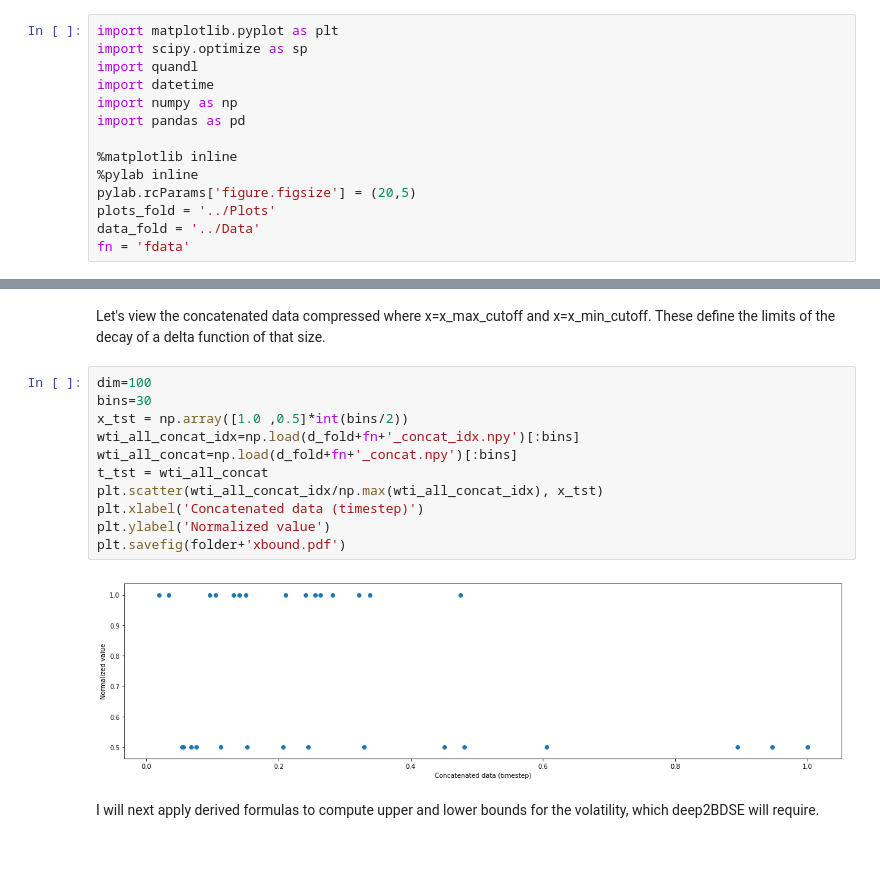
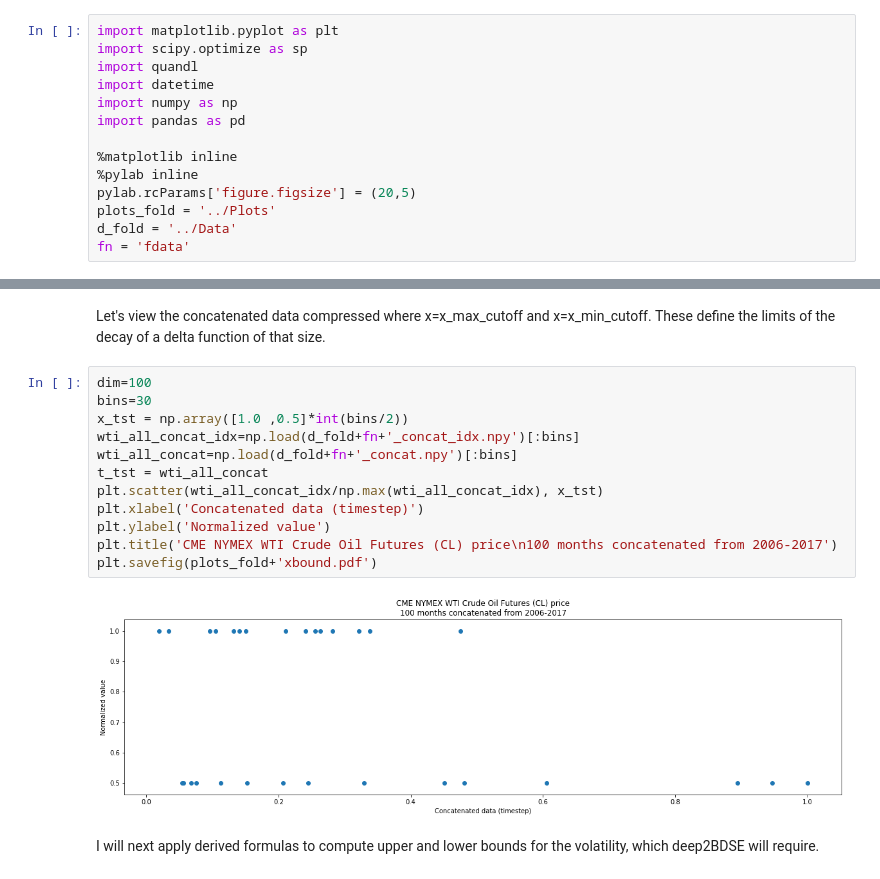
Before and after one commit to stangang/BSB_deep_learn, a Jupyter notebook: project.ipynb, the cells around one changed output, grey strips where cells are left out. Cells and saved outputs as stored; diff of their text form.

```diff
--- a/project.ipynb
+++ b/project.ipynb
@@ -39,7 +39,7 @@ import pandas as pd
 %pylab inline
 pylab.rcParams['figure.figsize'] = (20,5)
 plots_fold = '../Plots'
-data_fold = '../Data'
+d_fold = '../Data'
 fn = 'fdata'
 # %% [output]
 Populating the interactive namespace from numpy and matplotlib
@@ -226,16 +211,17 @@ Let's view the concatenated data compressed where x=x_max_cutoff and x=x_min_cut
 # %%
 dim=100
 bins=30
 x_tst = np.array([1.0 ,0.5]*int(bins/2))
 wti_all_concat_idx=np.load(d_fold+fn+'_concat_idx.npy')[:bins]
 wti_all_concat=np.load(d_fold+fn+'_concat.npy')[:bins]
 t_tst = wti_all_concat
 plt.scatter(wti_all_concat_idx/np.max(wti_all_concat_idx), x_tst)
 plt.xlabel('Concatenated data (timestep)')
 plt.ylabel('Normalized value')
-plt.savefig(folder+'xbound.pdf')
+plt.title('CME NYMEX WTI Crude Oil Futures (CL) price\n100 months concatenated from 2006-2017')
+plt.savefig(plots_fold+'xbound.pdf')
 # %% [output]
-[figure, old version]
+[figure, new version]
 # %% [markdown]
 I will next apply derived formulas to compute upper and lower bounds for the volatility, which deep2BDSE will require.
 # %%
```
Also changed, not shown: parts of 6 cells of this notebook, 1 other file.
